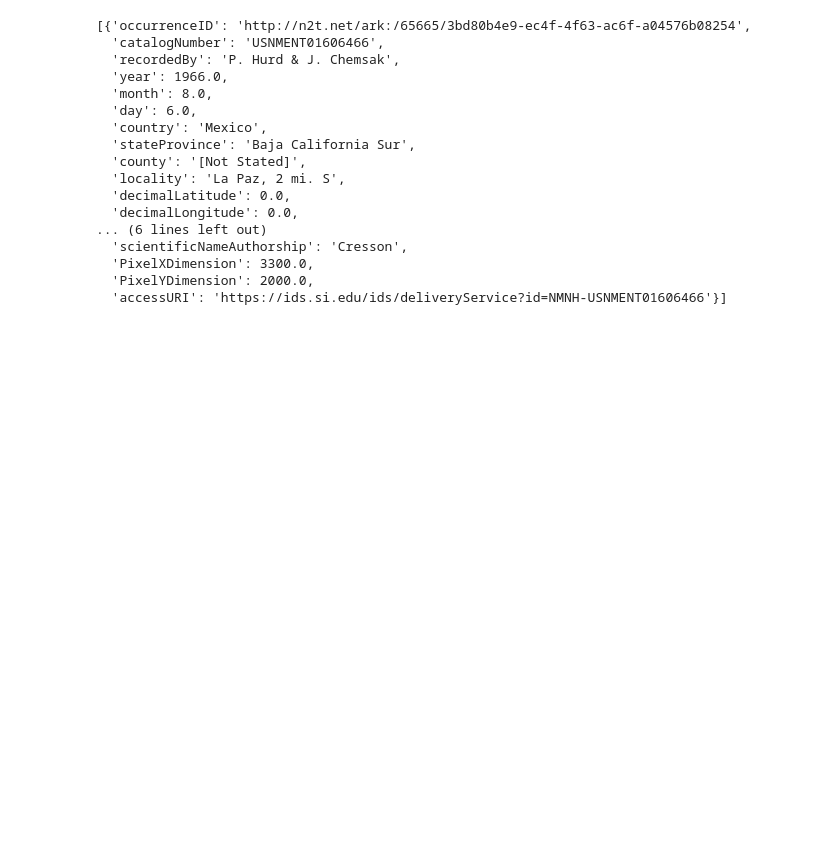
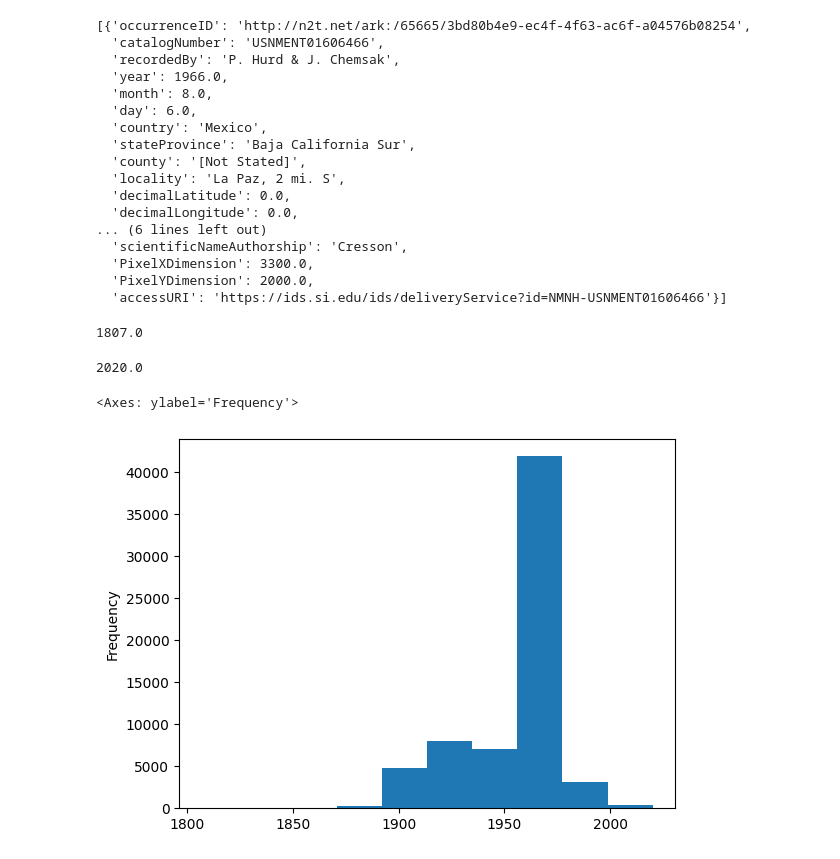
Before and after one commit to sidatasciencelab/GHC_OSD_2023, a Jupyter notebook: GHC_2023_bees.ipynb, the cells around one changed output. Drawn from its saved outputs; the diff is of its cells as text; code cells hidden in the pictures; blank space fills up the shorter version.

```diff
--- a/GHC_2023_bees.ipynb
+++ b/GHC_2023_bees.ipynb
@@ -89,3 +89,16 @@ example.to_dict(orient='records')
   'PixelXDimension': 3300.0,
   'PixelYDimension': 2000.0,
   'accessURI': 'https://ids.si.edu/ids/deliveryService?id=NMNH-USNMENT01606466'}]
+# %%
+bees_df['year'].min()
+# %% [output]
+1807.0
+# %%
+bees_df['year'].max()
+# %% [output]
+2020.0
+# %%
+bees_df['year'].plot.hist()
+# %% [output]
+<Axes: ylabel='Frequency'>
+[figure, added]
```
Also changed, not shown: parts of 3 cells of this notebook.
